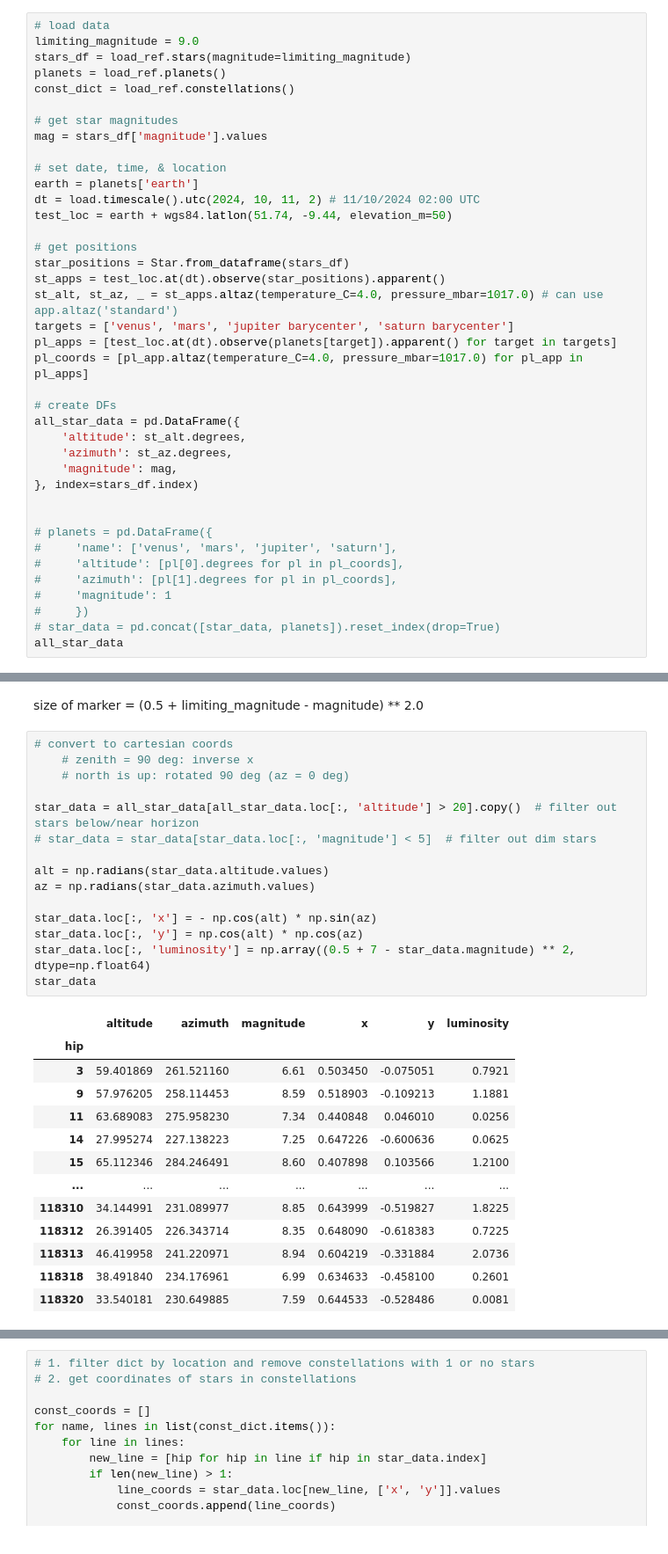
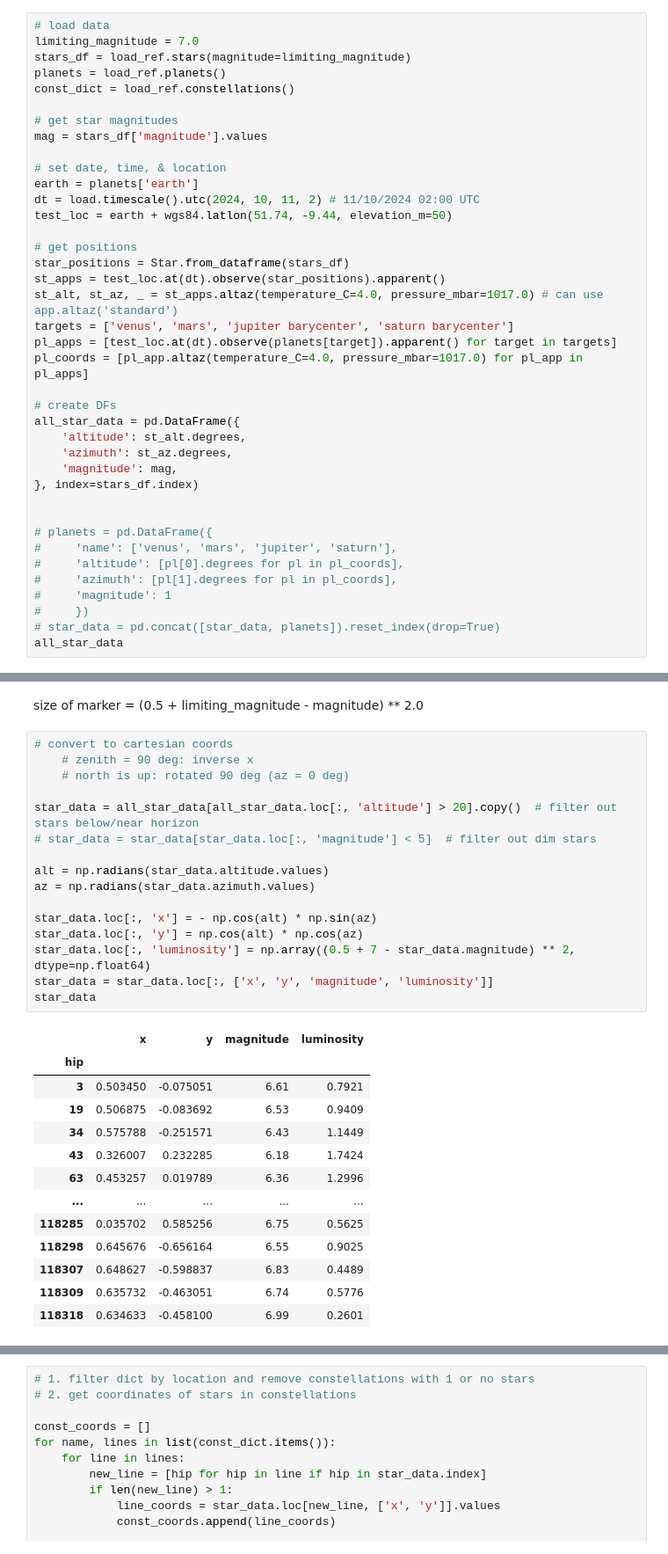
Before and after one commit to emilycardwell/find-my-star, a Jupyter notebook: testing.ipynb, the cells around one changed output, grey strips where cells are left out. Shown at 88% size. Drawn from its saved outputs; the diff is of its cells as text.

```diff
--- a/testing.ipynb
+++ b/testing.ipynb
@@ -45,7 +45,7 @@ The autoreload extension is already loaded. To reload it, use:
 ### Load Data
 # %%
 # load data
-limiting_magnitude = 9.0
+limiting_magnitude = 7.0
 stars_df = load_ref.stars(magnitude=limiting_magnitude)
 planets = load_ref.planets()
 const_dict = load_ref.constellations()
@@ -102,29 +102,30 @@ size of marker = (0.5 + limiting_magnitude - magnitude) ** 2.0
 # %%
 # convert to cartesian coords
     # zenith = 90 deg: inverse x
     # north is up: rotated 90 deg (az = 0 deg)
 
 star_data = all_star_data[all_star_data.loc[:, 'altitude'] > 20].copy()  # filter out stars below/near horizon
 # star_data = star_data[star_data.loc[:, 'magnitude'] < 5]  # filter out dim stars
 
 alt = np.radians(star_data.altitude.values)
 az = np.radians(star_data.azimuth.values)
 
 star_data.loc[:, 'x'] = - np.cos(alt) * np.sin(az)
 star_data.loc[:, 'y'] = np.cos(alt) * np.cos(az)
 star_data.loc[:, 'luminosity'] = np.array((0.5 + 7 - star_data.magnitude) ** 2, dtype=np.float64)
+star_data = star_data.loc[:, ['x', 'y', 'magnitude', 'luminosity']]
 star_data
 # %% [output]
-|  | altitude | azimuth | magnitude | x | y | luminosity |
-| hip |  |  |  |  |  |  |
-| 3 | 59.401869 | 261.521160 | 6.61 | 0.503450 | -0.075051 | 0.7921 |
-| 9 | 57.976205 | 258.114453 | 8.59 | 0.518903 | -0.109213 | 1.1881 |
-| 11 | 63.689083 | 275.958230 | 7.34 | 0.440848 | 0.046010 | 0.0256 |
-| 14 | 27.995274 | 227.138223 | 7.25 | 0.647226 | -0.600636 | 0.0625 |
-| 15 | 65.112346 | 284.246491 | 8.60 | 0.407898 | 0.103566 | 1.2100 |
-| ... | ... | ... | ... | ... | ... | ... |
-| 118310 | 34.144991 | 231.089977 | 8.85 | 0.643999 | -0.519827 | 1.8225 |
-| 118312 | 26.391405 | 226.343714 | 8.35 | 0.648090 | -0.618383 | 0.7225 |
-| 118313 | 46.419958 | 241.220971 | 8.94 | 0.604219 | -0.331884 | 2.0736 |
-| 118318 | 38.491840 | 234.176961 | 6.99 | 0.634633 | -0.458100 | 0.2601 |
-| 118320 | 33.540181 | 230.649885 | 7.59 | 0.644533 | -0.528486 | 0.0081 |
+|  | x | y | magnitude | luminosity |
+| hip |  |  |  |  |
+| 3 | 0.503450 | -0.075051 | 6.61 | 0.7921 |
+| 19 | 0.506875 | -0.083692 | 6.53 | 0.9409 |
+| 34 | 0.575788 | -0.251571 | 6.43 | 1.1449 |
+| 43 | 0.326007 | 0.232285 | 6.18 | 1.7424 |
+| 63 | 0.453257 | 0.019789 | 6.36 | 1.2996 |
+| ... | ... | ... | ... | ... |
+| 118285 | 0.035702 | 0.585256 | 6.75 | 0.5625 |
+| 118298 | 0.645676 | -0.656164 | 6.55 | 0.9025 |
+| 118307 | 0.648627 | -0.598837 | 6.83 | 0.4489 |
+| 118309 | 0.635732 | -0.463051 | 6.74 | 0.5776 |
+| 118318 | 0.634633 | -0.458100 | 6.99 | 0.2601 |
```
Also changed, not shown: parts of 17 cells of this notebook.
